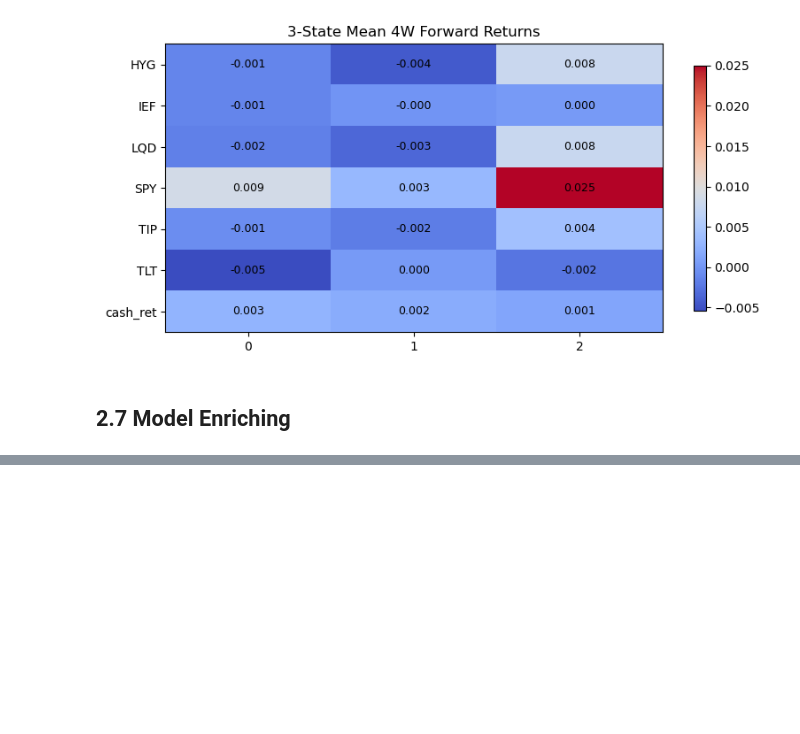
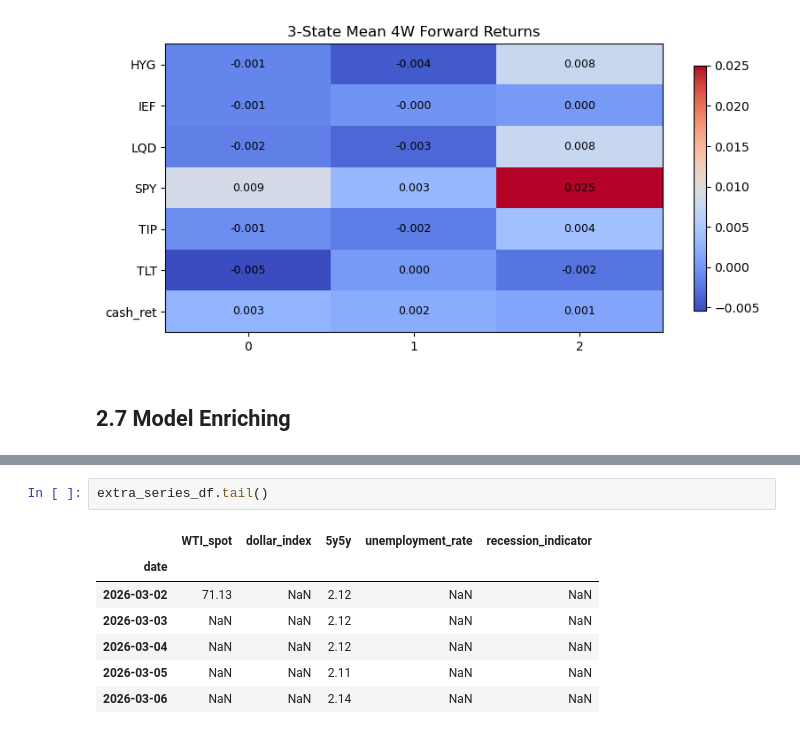
Before and after one commit to Yzc20060417/Systematic-Equities, a Jupyter notebook: Model.ipynb, the cells around one changed output, grey strips where cells are left out. Drawn from its saved outputs; the diff is of its cells as text; blank space fills up the shorter version.

```diff
--- a/Model.ipynb
+++ b/Model.ipynb
@@ -877,0 +921,10 @@ data_helpers.plot_mean_table(data_helpers.regime_mean_table(results_3s, 4), titl
+# %%
+extra_series_df.tail()
+# %% [output]
+|  | WTI_spot | dollar_index | 5y5y | unemployment_rate | recession_indicator |
+| date |  |  |  |  |  |
+| 2026-03-02 | 71.13 | NaN | 2.12 | NaN | NaN |
+| 2026-03-03 | NaN | NaN | 2.12 | NaN | NaN |
+| 2026-03-04 | NaN | NaN | 2.12 | NaN | NaN |
+| 2026-03-05 | NaN | NaN | 2.11 | NaN | NaN |
+| 2026-03-06 | NaN | NaN | 2.14 | NaN | NaN |
```
Also changed, not shown: parts of 6 cells of this notebook.
